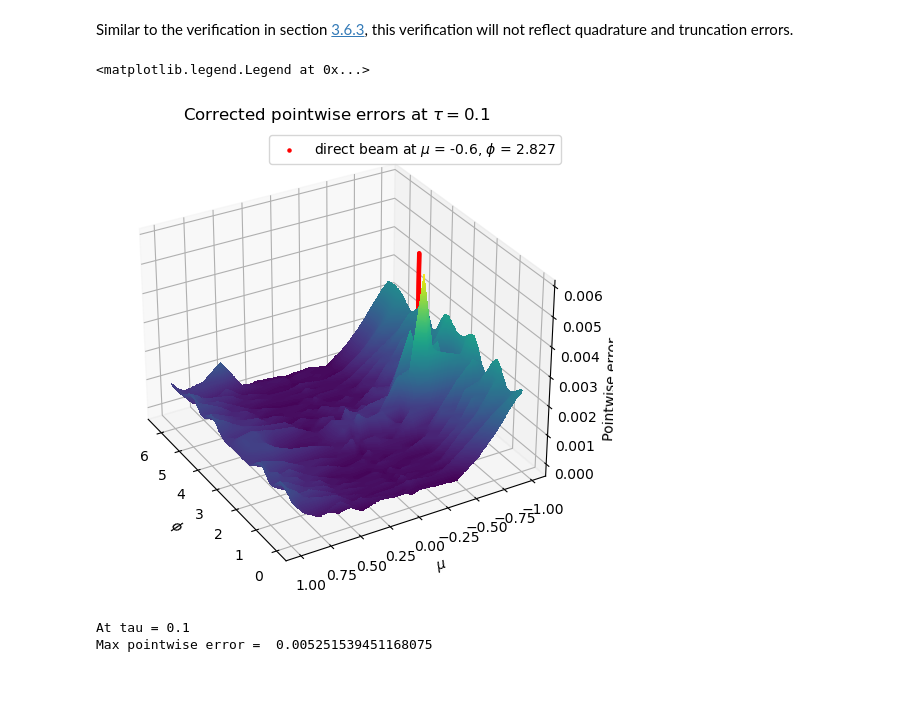
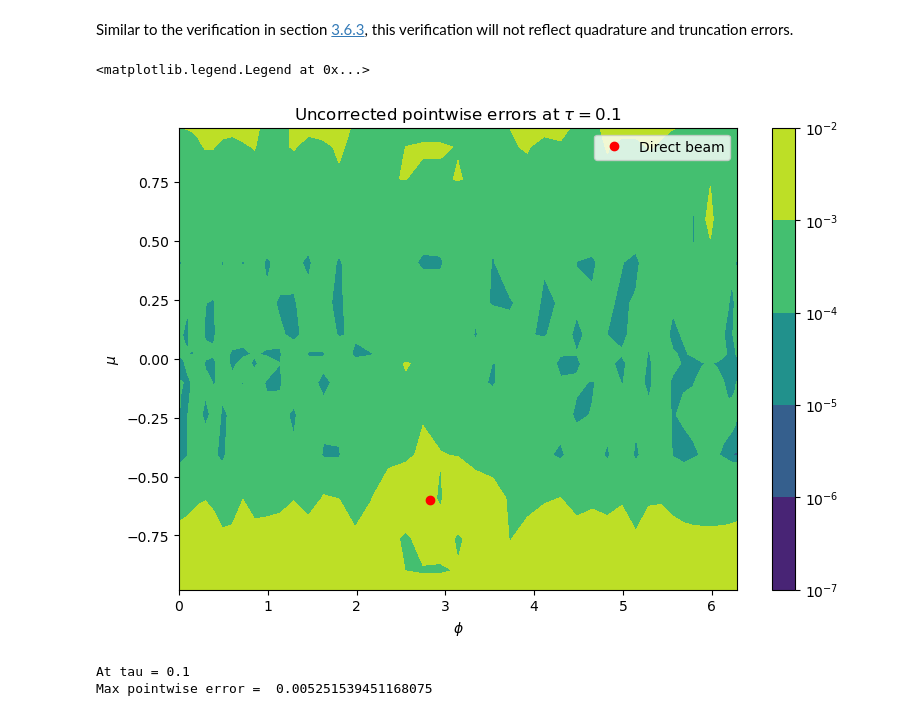
Before and after one commit to riclarsson/Pythonic-DISORT, a Jupyter notebook: docs/Pythonic-DISORT.ipynb, the cells around one changed output. Drawn from its saved outputs; the diff is of its cells as text; code cells hidden in the pictures; blank space fills up the shorter version.

```diff
--- a/docs/Pythonic-DISORT.ipynb
+++ b/docs/Pythonic-DISORT.ipynb
@@ -1863,34 +1822,20 @@ plt.legend()
 **Does the full solution satisfy the radiative transfer equation?**
 # %% [markdown]
 Similar to the verification in section [3.6.3](#3.6.3-Verification-of-the-general-solution), this verification will not reflect quadrature and truncation errors.
-# %%
-#%matplotlib ipympl
-
-plot = error_NT
-
-fig = plt.figure(figsize=(9, 6))
-ax = plt.axes(projection="3d")
-ax.contourf(MU_ARR, PHI_ARR, plot, 200)
-ax.scatter(
-    phi0,
-    -mu0,
-    np.linspace(np.min(plot), np.max(plot) * 1.1, 200),
-    marker=".",
-    color="red",
-    label="direct beam at $\mu$ = "
-    + str(-mu0)
-    + ", $\phi$ = "
-    + str(np.around(phi0, 3)),
-)
-ax.set_xlabel(r"$\phi$")
-ax.set_ylabel(r"$\mu$")
-ax.set_zlabel("Pointwise error")
-ax.view_init(30, 150)
-plt.title(r"Corrected pointwise errors at $\tau =$" + str(tau_pt))
-plt.legend()
-# %% [output]
-<matplotlib.legend.Legend at 0x...>
-[figure, removed]
+# %%
+plot = error_NT
+
+fig = plt.figure(figsize=(9, 6))
+_contourf = plt.contourf(MU_ARR, PHI_ARR, plot, norm=mpl.colors.LogNorm())
+plt.plot(phi0, -mu0, "o", color="red", label="Direct beam")
+plt.xlabel(r"$\phi$")
+plt.ylabel(r"$\mu$")
+plt.colorbar(_contourf)
+plt.title(r"Uncorrected pointwise errors at $\tau =$" + str(tau_pt))
+plt.legend()
+# %% [output]
+<matplotlib.legend.Legend at 0x...>
+[figure, added]
 # %%
 print("At tau = " + str(tau_pt))
 print("Max pointwise error = ", np.max(error_NT))
```
Also changed, not shown: parts of 42 cells of this notebook.
